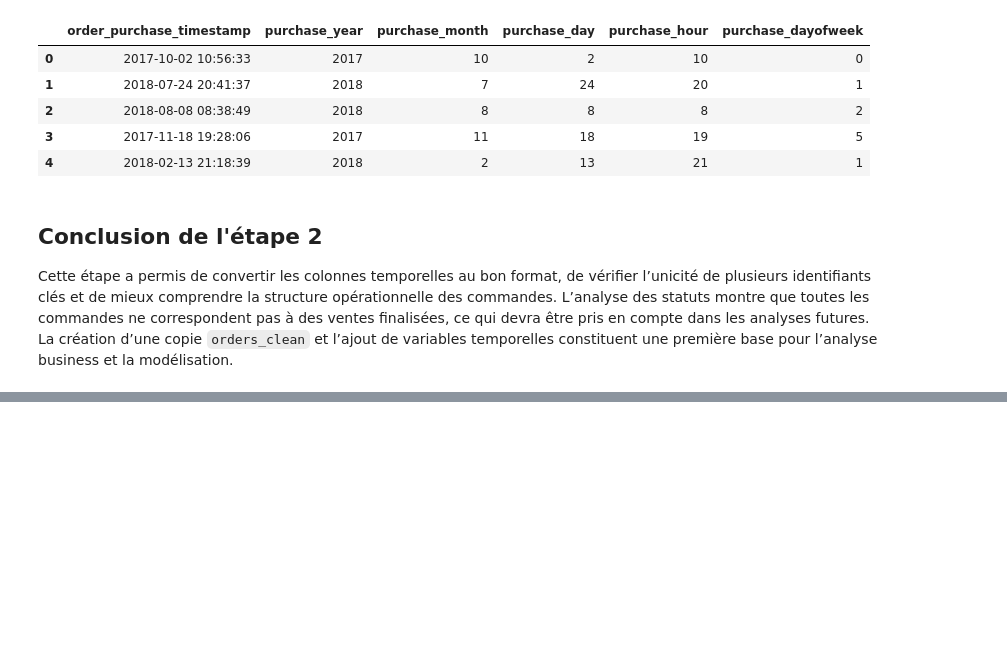
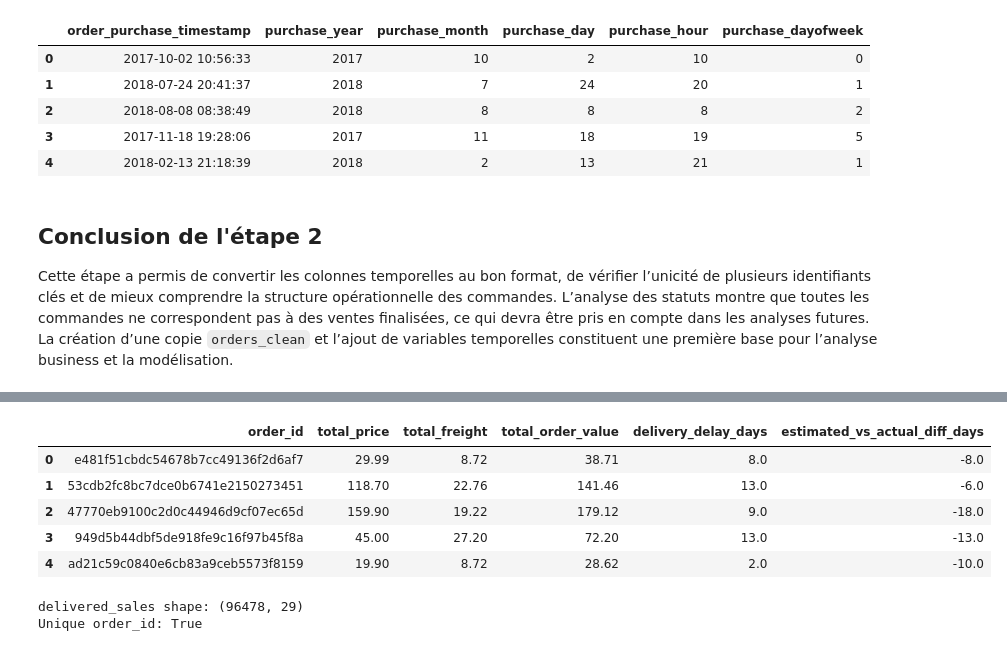
Before and after one commit to paulbelleguic/ecommerce-sales-analytics, a Jupyter notebook: notebooks/01_data_audit.ipynb, the cells around one changed output, grey strips where cells are left out. Saved outputs shown, nothing was run; the diff lists cells and outputs as text; code cells hidden in the pictures; blank space fills up the shorter version.

```diff
--- a/notebooks/01_data_audit.ipynb
+++ b/notebooks/01_data_audit.ipynb
@@ -308,0 +364,11 @@ Cette étape a permis de convertir les colonnes temporelles au bon format, de v
+# %%
+reviews_agg = (
+    dfs["reviews"]
+    .groupby("order_id", as_index=False)
+    .agg(
+        review_score_mean=("review_score", "mean"),
+        review_count=("review_id", "count"),
+    )
+)
+
+reviews_agg.head()
@@ -308,0 +382,10 @@ Cette étape a permis de convertir les colonnes temporelles au bon format, de v
+# %%
+sales_analytics = (
+    orders_clean
+    .merge(order_items_agg, on="order_id", how="left")
+    .merge(payments_agg, on="order_id", how="left")
+    .merge(customers_selected, on="customer_id", how="left")
+    .merge(reviews_agg, on="order_id", how="left")
+)
+
+sales_analytics.head()
@@ -308,0 +423,38 @@ Cette étape a permis de convertir les colonnes temporelles au bon format, de v
+# %%
+sales_analytics["delivery_delay_days"] = (
+    sales_analytics["order_delivered_customer_date"] - sales_analytics["order_purchase_timestamp"]
+).dt.days
+
+sales_analytics["estimated_vs_actual_diff_days"] = (
+    sales_analytics["order_delivered_customer_date"] - sales_analytics["order_estimated_delivery_date"]
+).dt.days
+
+sales_analytics["total_order_value"] = (
+    sales_analytics["total_price"] + sales_analytics["total_freight"]
+)
+
+sales_analytics[
+    [
+        "order_id",
+        "total_price",
+        "total_freight",
+        "total_order_value",
+        "delivery_delay_days",
+        "estimated_vs_actual_diff_days",
+    ]
+].head()
+# %% [output]
+|  | order_id | total_price | total_freight | total_order_value | delivery_delay_days | estimated_vs_actual_diff_days |
+| 0 | e481f51cbdc54678b7cc49136f2d6af7 | 29.99 | 8.72 | 38.71 | 8.0 | -8.0 |
+| 1 | 53cdb2fc8bc7dce0b6741e2150273451 | 118.70 | 22.76 | 141.46 | 13.0 | -6.0 |
+| 2 | 47770eb9100c2d0c44946d9cf07ec65d | 159.90 | 19.22 | 179.12 | 9.0 | -18.0 |
+| 3 | 949d5b44dbf5de918fe9c16f97b45f8a | 45.00 | 27.20 | 72.20 | 13.0 | -13.0 |
+| 4 | ad21c59c0840e6cb83a9ceb5573f8159 | 19.90 | 8.72 | 28.62 | 2.0 | -10.0 |
+# %%
+delivered_sales = sales_analytics[sales_analytics["order_status"] == "delivered"].copy()
+
+print("delivered_sales shape:", delivered_sales.shape)
+print("Unique order_id:", delivered_sales["order_id"].is_unique)
+# %% [output]
+delivered_sales shape: (96478, 29)
+Unique order_id: True
```
Also changed, not shown: parts of 8 cells of this notebook, 1 other file.
